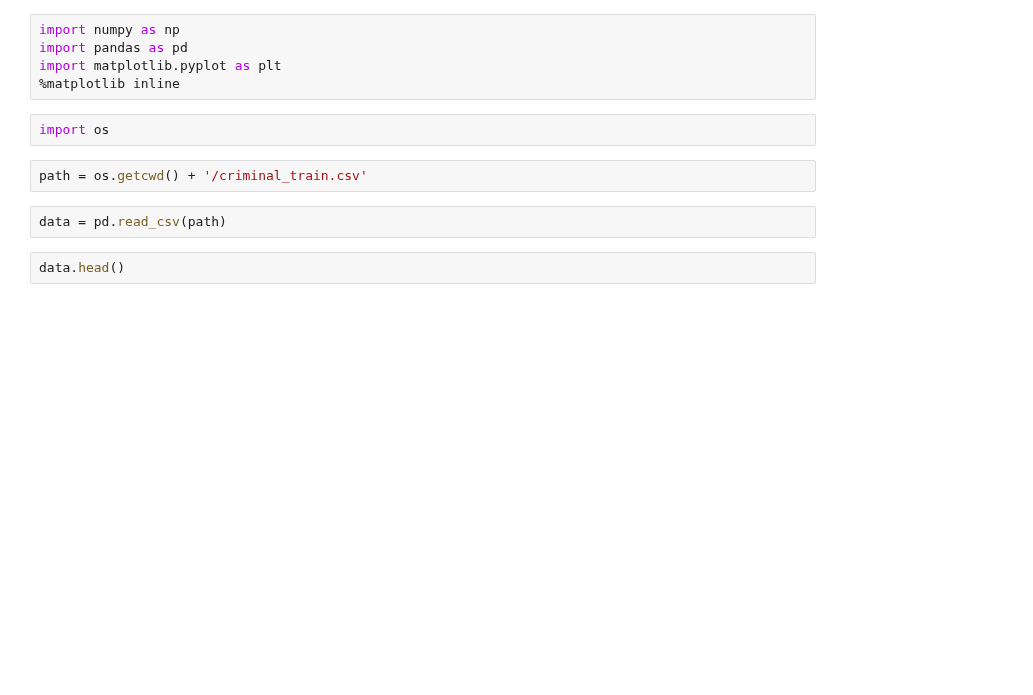
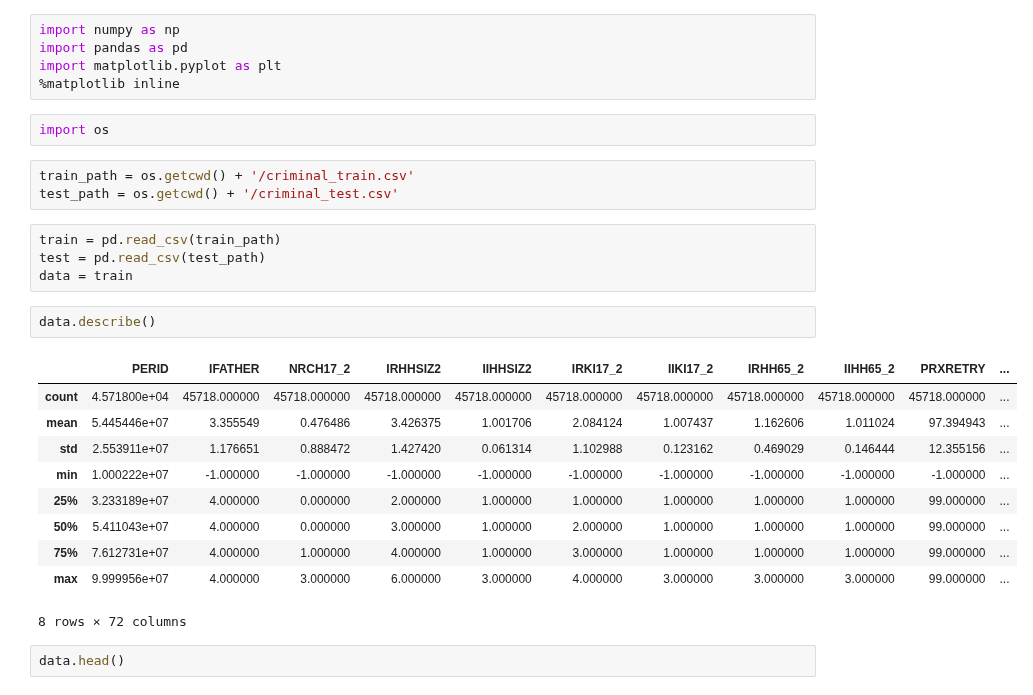
Before and after one commit to PradeepTammali/Hacker-Earth, a Jupyter notebook: Predict the Criminals/Predict_the_criminals.ipynb, the cells around one changed output. Saved outputs shown, nothing was run; the diff lists cells and outputs as text; blank space fills up the shorter version.

```diff
--- a/Predict the Criminals/Predict_the_criminals.ipynb
+++ b/Predict the Criminals/Predict_the_criminals.ipynb
@@ -6,9 +6,25 @@ import matplotlib.pyplot as plt
 # %%
 import os
 # %%
-path = os.getcwd() + '/criminal_train.csv'
+train_path = os.getcwd() + '/criminal_train.csv'
+test_path = os.getcwd() + '/criminal_test.csv'
-# %%
-data = pd.read_csv(path)
+# %%
+train = pd.read_csv(train_path)
+test = pd.read_csv(test_path)
+data = train
+# %%
+data.describe()
+# %% [output]
+|  | PERID | IFATHER | NRCH17_2 | IRHHSIZ2 | IIHHSIZ2 | IRKI17_2 | IIKI17_2 | IRHH65_2 | IIHH65_2 | PRXRETRY | ... |
+| count | 4.571800e+04 | 45718.000000 | 45718.000000 | 45718.000000 | 45718.000000 | 45718.000000 | 45718.000000 | 45718.000000 | 45718.000000 | 45718.000000 | ... |
+| mean | 5.445446e+07 | 3.355549 | 0.476486 | 3.426375 | 1.001706 | 2.084124 | 1.007437 | 1.162606 | 1.011024 | 97.394943 | ... |
+| std | 2.553911e+07 | 1.176651 | 0.888472 | 1.427420 | 0.061314 | 1.102988 | 0.123162 | 0.469029 | 0.146444 | 12.355156 | ... |
+| min | 1.000222e+07 | -1.000000 | -1.000000 | -1.000000 | -1.000000 | -1.000000 | -1.000000 | -1.000000 | -1.000000 | -1.000000 | ... |
+| 25% | 3.233189e+07 | 4.000000 | 0.000000 | 2.000000 | 1.000000 | 1.000000 | 1.000000 | 1.000000 | 1.000000 | 99.000000 | ... |
+| 50% | 5.411043e+07 | 4.000000 | 0.000000 | 3.000000 | 1.000000 | 2.000000 | 1.000000 | 1.000000 | 1.000000 | 99.000000 | ... |
+| 75% | 7.612731e+07 | 4.000000 | 1.000000 | 4.000000 | 1.000000 | 3.000000 | 1.000000 | 1.000000 | 1.000000 | 99.000000 | ... |
+| max | 9.999956e+07 | 4.000000 | 3.000000 | 6.000000 | 3.000000 | 4.000000 | 3.000000 | 3.000000 | 3.000000 | 99.000000 | ... |
+8 rows × 72 columns
 # %%
 data.head()
 # %% [output]
```
Also changed, not shown: parts of 10 cells of this notebook.
